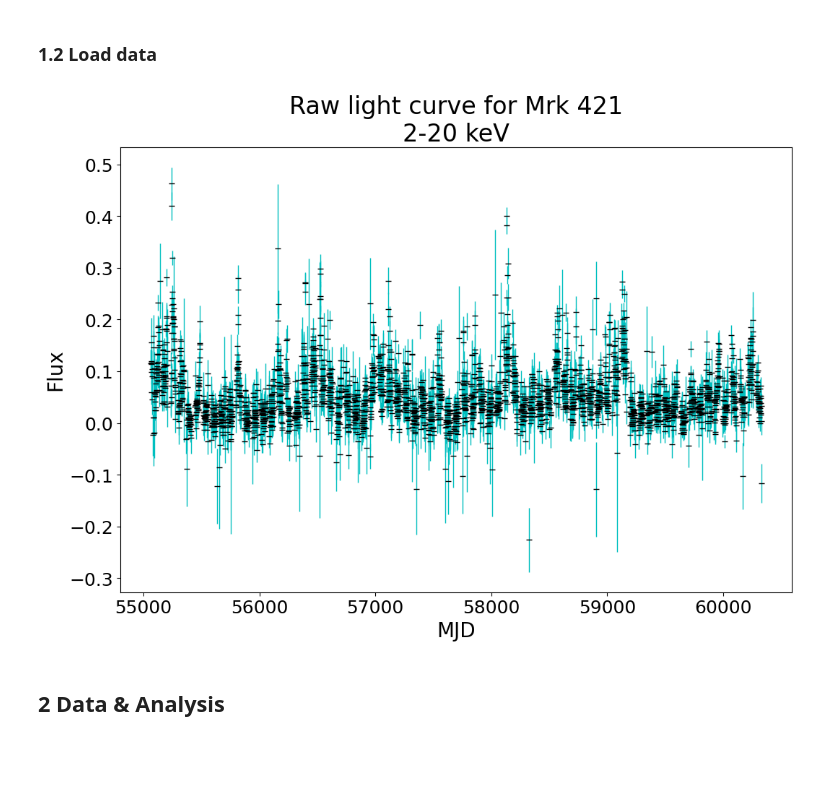
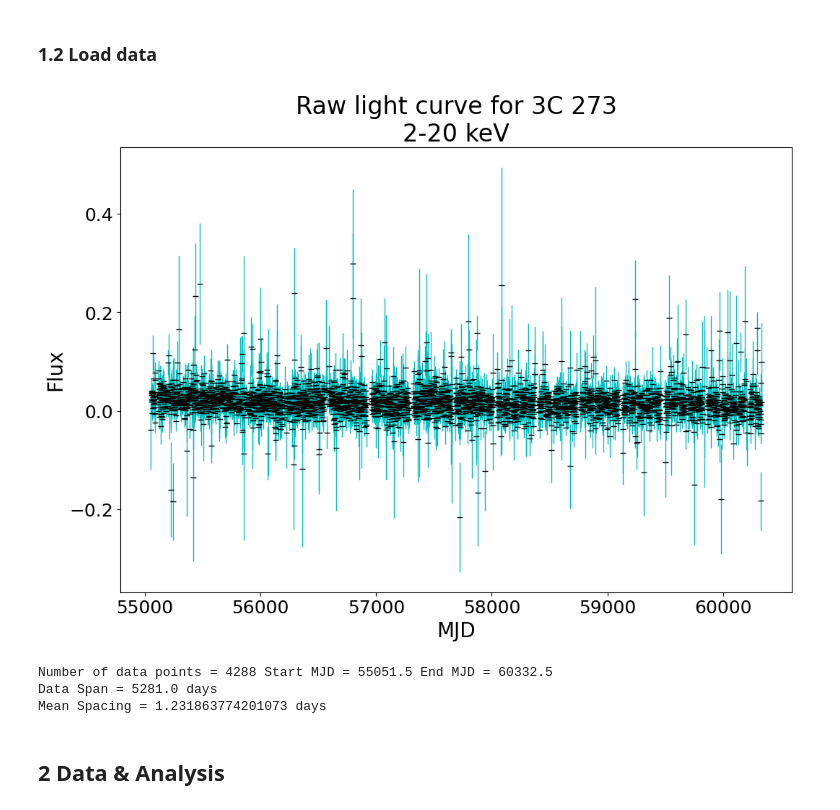
Before and after one commit to Beauremontt/AGN-Flux-Timing-Analysis, a Jupyter notebook: AGNFluxTimingAnalysis.ipynb, the cells around one changed output. Cells and saved outputs as stored; diff of their text form; code cells hidden in the pictures; blank space fills up the shorter version.

```diff
--- a/AGNFluxTimingAnalysis.ipynb
+++ b/AGNFluxTimingAnalysis.ipynb
@@ -45,13 +45,13 @@ def display_data(prefix):
 # @title  { form-width: "40%" }
 
 # url of the flux data
-url = "http://maxi.riken.jp/star_data/J1104+382/J1104+382_g_lc_1day_all.dat" # @param {type:"string"}
+url = "http://maxi.riken.jp/star_data/J1229+020/J1229+020_g_lc_1day_all.dat" # @param {type:"string"}
 
 # filename if you choose not to pull from url
 filename = "" # @param {type:"string"}
 
 # name of the AGN to display on plots
-flux_source = "Mrk 421"  # @param {type:"string"}
+flux_source = "3C 273"  # @param {type:"string"}
 
 # title of energy range of the flux measurements; prints below flux_source on plots
 band_label = "2-20 keV"  # @param {type:"string"}
@@ -84,35 +84,39 @@ elif filename != "": txt_content = filename
 else: raise Exception("No flux data.")
 
 
+
 # create an array from the text file
 AGN = np.genfromtxt(txt_content, skip_header = skip_header, skip_footer = skip_footer)
 
 
 # set up the values
 x = 86400*AGN[:, 0]  # first column of the data set (MJD midpoint of observation in seconds)
 y = AGN[:, flux_column]  # column of the data set (flux)
 dy = AGN[:, flux_column + 1]  # next column of the data set (the uncertainty)
 
 # get timespan and spacing of data
 NumData = len(x)
 Span = x[NumData - 1] - x[0]
 MeanSpacing = Span / (NumData - 1)
 
 # get averages of the error and the flux to find the percent error
 Error = np.mean(dy)
 Mean = np.mean(y)
 
 
 # plot of light curve
 if display_raw == True:
 
   # x,y limits on light curve, in the form "(lower, upper)"; leave blank or 'None' to not limit the graphs
   lc_xlim = None  # @param {type:"raw"}
   lc_ylim = None  # @param {type:"raw"}
 
   display_data("Raw")
 # %% [output]
-[figure, old version]
+[figure, new version]
+Number of data points = 4288 Start MJD = 55051.5 End MJD = 60332.5
+Data Span = 5281.0 days
+Mean Spacing = 1.231863774201073 days
 # %% [markdown]
 ## 2 Data & Analysis
 # %% [markdown]
```
Also changed, not shown: parts of 10 cells of this notebook.
